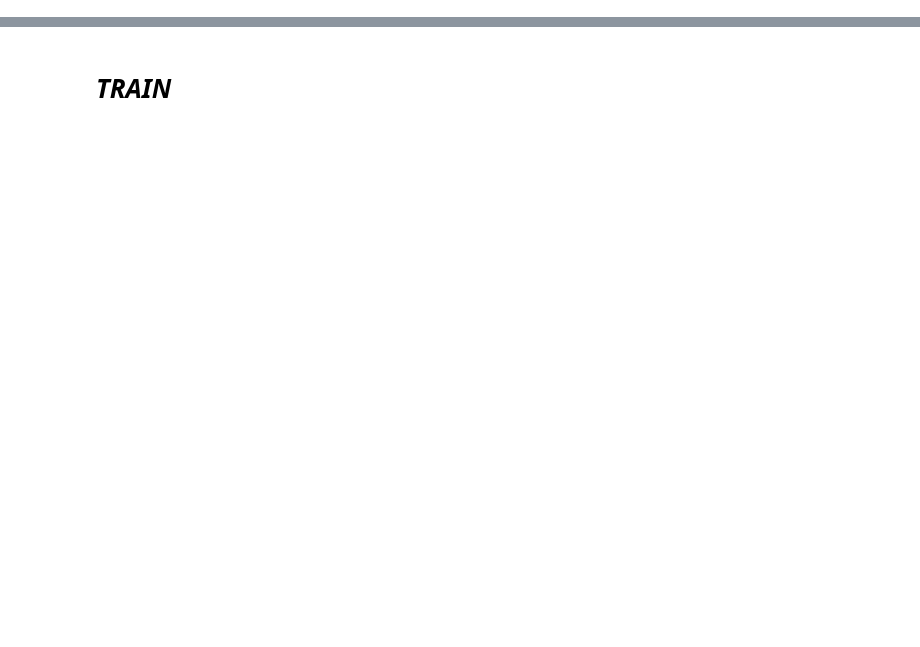
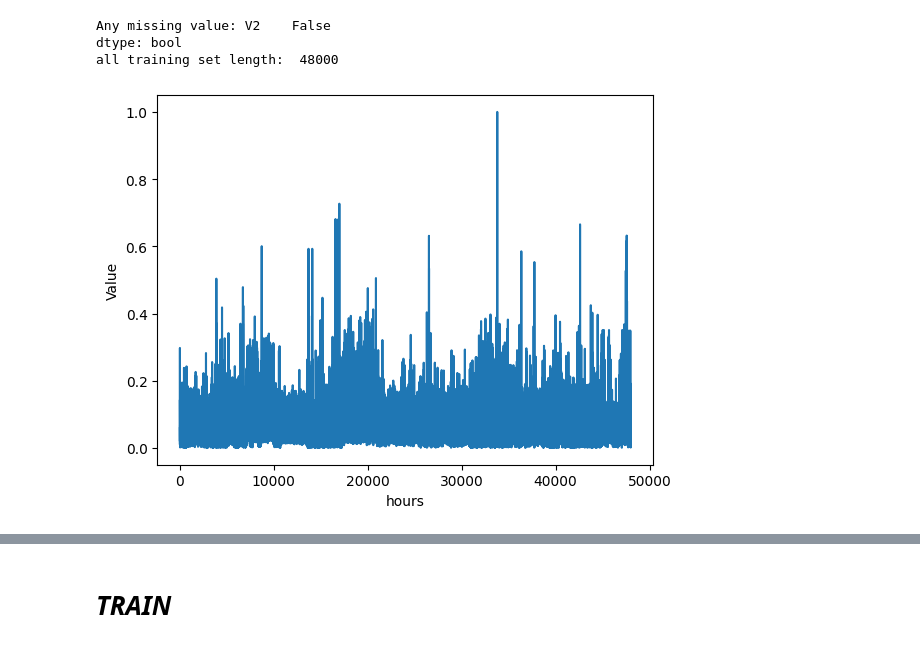
Before and after one commit to francomano/PSA-GAN, a Jupyter notebook: M4-train.ipynb, the cells around one changed output, grey strips where cells are left out. Cells and saved outputs as stored; diff of their text form; code cells hidden in the pictures; blank space fills up the shorter version.

```diff
--- a/M4-train.ipynb
+++ b/M4-train.ipynb
@@ -52,0 +25,19 @@ plt.show()
+# %%
+path="Models/M4/"
+
+training_set = pd.read_csv('./Datasets/M4-Dataset/Train/Monthly-train.csv')
+
+training_set = training_set.iloc[:,1:2] #electricity values in time
+any_missing_train = training_set.isnull().any()
+print("Any missing value:",any_missing_train)
+print("all training set length: ",len(training_set))
+
+sc = MinMaxScaler()
+training_set = sc.fit_transform(training_set)
+
+plotting.plot_dataset(training_set, x_axis="hours", y_axis="Value")
+# %% [output]
+Any missing value: V2    False
+dtype: bool
+all training set length:  48000
+[figure, added]
```
Also changed, not shown: parts of 40 cells of this notebook, 41 other files.
